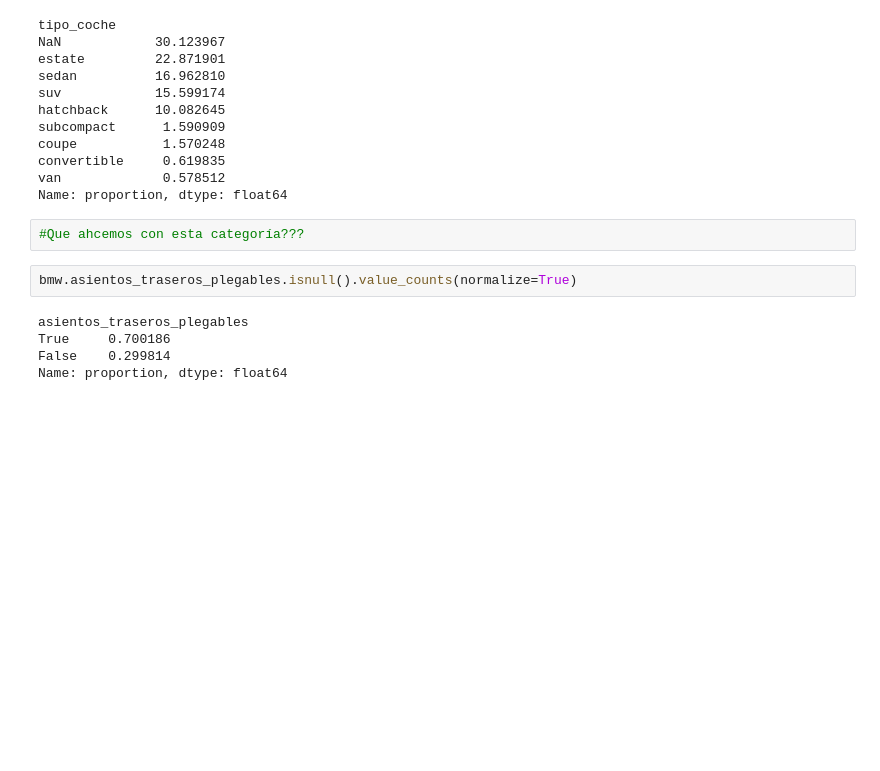
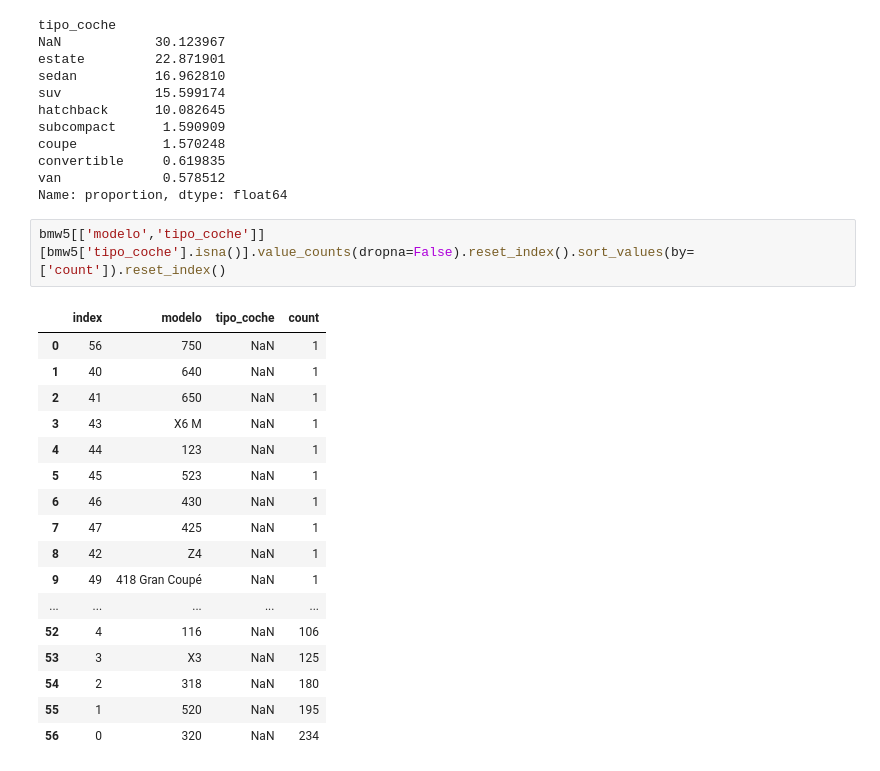
Before and after one commit to tvgtech/BMW_Proj, a Jupyter notebook: Toni_BMW.ipynb, the cells around one changed output. Drawn from its saved outputs; the diff is of its cells as text; blank space fills up the shorter version.

```diff
--- a/Toni_BMW.ipynb
+++ b/Toni_BMW.ipynb
@@ -528,12 +528,23 @@ coupe           1.570248
 convertible     0.619835
 van             0.578512
 Name: proportion, dtype: float64
-# %%
-#Que ahcemos con esta categoría???
-# %%
-bmw.asientos_traseros_plegables.isnull().value_counts(normalize=True)
-# %% [output]
-asientos_traseros_plegables
-True     0.700186
-False    0.299814
-Name: proportion, dtype: float64
+# %%
+bmw5[['modelo','tipo_coche']][bmw5['tipo_coche'].isna()].value_counts(dropna=False).reset_index().sort_values(by=['count']).reset_index()
+# %% [output]
+|  | index | modelo | tipo_coche | count |
+| 0 | 56 | 750 | NaN | 1 |
+| 1 | 40 | 640 | NaN | 1 |
+| 2 | 41 | 650 | NaN | 1 |
+| 3 | 43 | X6 M | NaN | 1 |
+| 4 | 44 | 123 | NaN | 1 |
+| 5 | 45 | 523 | NaN | 1 |
+| 6 | 46 | 430 | NaN | 1 |
+| 7 | 47 | 425 | NaN | 1 |
+| 8 | 42 | Z4 | NaN | 1 |
+| 9 | 49 | 418 Gran Coupé | NaN | 1 |
+| ... | ... | ... | ... | ... |
+| 52 | 4 | 116 | NaN | 106 |
+| 53 | 3 | X3 | NaN | 125 |
+| 54 | 2 | 318 | NaN | 180 |
+| 55 | 1 | 520 | NaN | 195 |
+| 56 | 0 | 320 | NaN | 234 |
```
Also changed, not shown: parts of 11 cells of this notebook, 1 other file.
